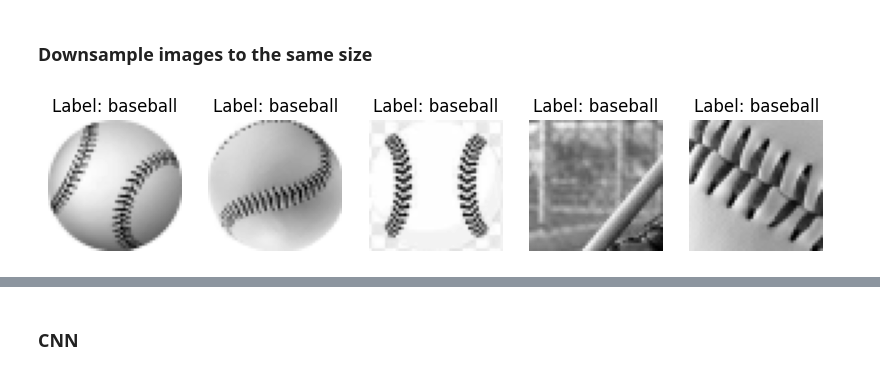
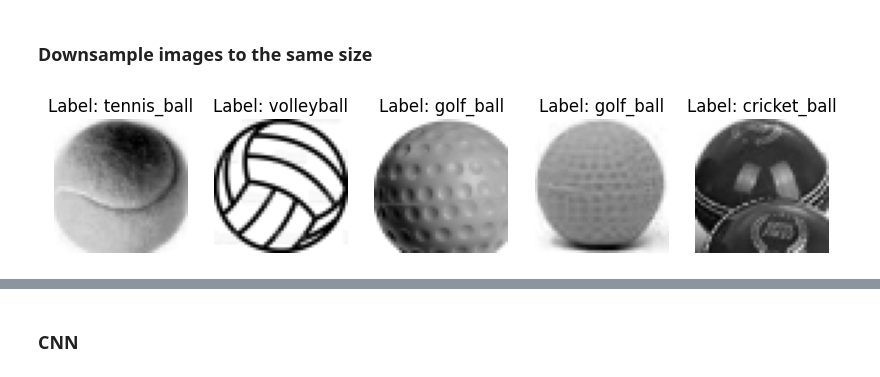
Before and after one commit to taylorj8/final_project, a Jupyter notebook: FinalProject.ipynb, the cells around one changed output, grey strips where cells are left out. Cells and saved outputs as stored; diff of their text form; code cells hidden in the pictures.

```diff
--- a/FinalProject.ipynb
+++ b/FinalProject.ipynb
@@ -132,0 +170,3 @@ KeyboardInterrupt:
+# %%
+ball_images, ball_labels = load_images("data/ball")
+display_samples(ball_images, ball_labels)
@@ -135,38 +177,19 @@ KeyboardInterrupt:
 # %%
 def downsample_images(images: List[np.ndarray]) -> List[np.ndarray]:
     downsampled_images = []
     min_height = min(img.shape[0] for img in images if img is not None and img.shape[0] > 0)
     min_width = min(img.shape[1] for img in images if img is not None and img.shape[1] > 0)
     shape = (min_width, min_height)
     for img in images:
         if img is None or img.shape[0] == 0 or img.shape[1] == 0:
             downsampled_images.append(None)
         else:
             downsampled_images.append(cv2.resize(img, shape, interpolation=cv2.INTER_AREA))
     return downsampled_images, shape
 
 
-def remove_nones(images: List[np.ndarray], labels: List[str]) -> Tuple[List[np.ndarray], List[str]]:
-    new_images = []
-    new_labels = []
-    for img, label in zip(images, labels):
-        if img is not None and img.shape[0] > 48 and img.shape[1] > 48:
-            new_images.append(img)
-            new_labels.append(label)
-    return new_images, new_labels
-
-
 # Resize all images
-processed_images, final_labels = remove_nones(cropped_images, train_labels)
-final_images, shape = downsample_images(processed_images)
-
-# Display some resized images
-plt.figure(figsize=(10, 2))
-for i in range(num_samples):
-    plt.subplot(1, num_samples, i + 1)
-    plt.imshow(final_images[i], cmap='gray')
-    plt.title(f"Label: {train_labels[i]}")
-    plt.axis('off')
-plt.show()
+downsampled_images, shape = downsample_images(ball_images)
+display_samples(downsampled_images, ball_labels)
 # %% [output]
-[figure, old version]
+[figure, new version]
```
Also changed, not shown: parts of 11 cells of this notebook, 1 other file.
